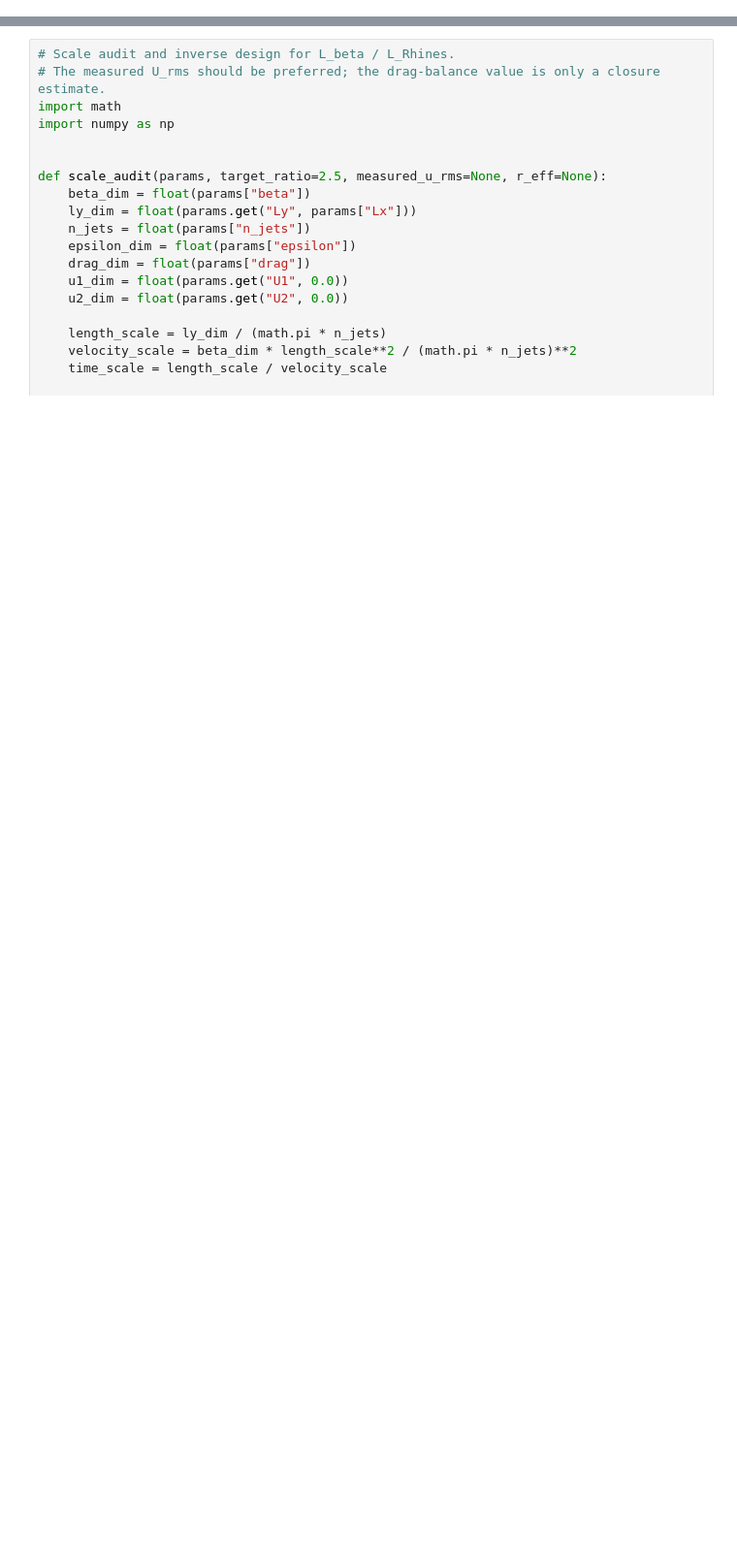
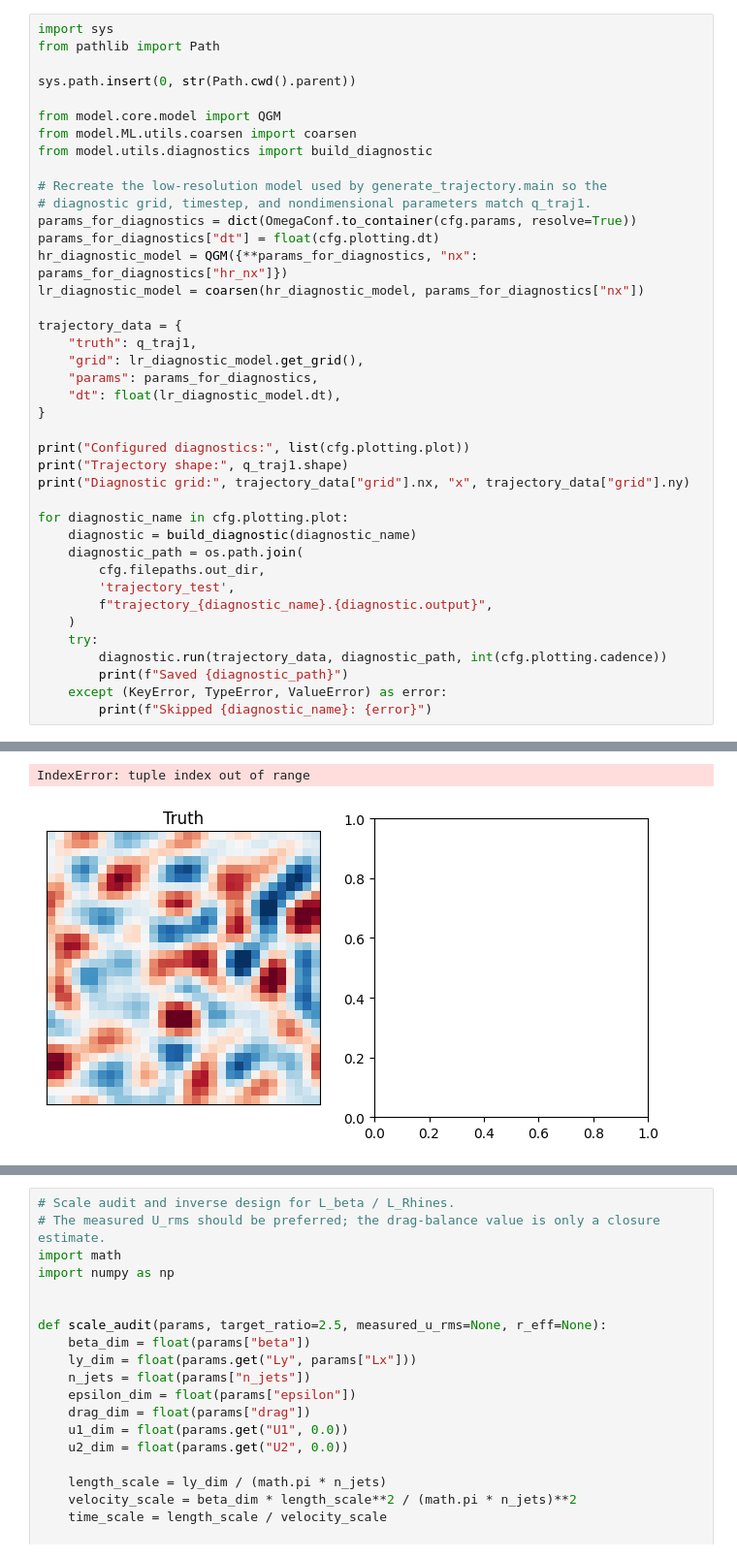
Before and after one commit to not-just-tom/QG, a Jupyter notebook: notebooks/trajectory_testing.ipynb, the cells around one changed output, grey strips where cells are left out. Shown at 97% size. Saved outputs shown, nothing was run; the diff lists cells and outputs as text; blank space fills up the shorter version.

```diff
--- a/notebooks/trajectory_testing.ipynb
+++ b/notebooks/trajectory_testing.ipynb
@@ -21,0 +22,41 @@ Spinup in steps: 84270
+# %%
+import sys
+from pathlib import Path
+
+sys.path.insert(0, str(Path.cwd().parent))
+
+from model.core.model import QGM
+from model.ML.utils.coarsen import coarsen
+from model.utils.diagnostics import build_diagnostic
+
+# Recreate the low-resolution model used by generate_trajectory.main so the
+# diagnostic grid, timestep, and nondimensional parameters match q_traj1.
+params_for_diagnostics = dict(OmegaConf.to_container(cfg.params, resolve=True))
+params_for_diagnostics["dt"] = float(cfg.plotting.dt)
+hr_diagnostic_model = QGM({**params_for_diagnostics, "nx": params_for_diagnostics["hr_nx"]})
+lr_diagnostic_model = coarsen(hr_diagnostic_model, params_for_diagnostics["nx"])
+
+trajectory_data = {
+    "truth": q_traj1,
+    "grid": lr_diagnostic_model.get_grid(),
+    "params": params_for_diagnostics,
+    "dt": float(lr_diagnostic_model.dt),
+}
+
+print("Configured diagnostics:", list(cfg.plotting.plot))
+print("Trajectory shape:", q_traj1.shape)
+print("Diagnostic grid:", trajectory_data["grid"].nx, "x", trajectory_data["grid"].ny)
+
+for diagnostic_name in cfg.plotting.plot:
+    diagnostic = build_diagnostic(diagnostic_name)
+    diagnostic_path = os.path.join(
+        cfg.filepaths.out_dir,
+        'trajectory_test',
+        f"trajectory_{diagnostic_name}.{diagnostic.output}",
+    )
+    try:
+        diagnostic.run(trajectory_data, diagnostic_path, int(cfg.plotting.cadence))
+        print(f"Saved {diagnostic_path}")
+    except (KeyError, TypeError, ValueError) as error:
+        print(f"Skipped {diagnostic_name}: {error}")
+# %% [output]
@@ -22,3 +70,5 @@ Spinup in steps: 84270
+IndexError: tuple index out of range
+[figure, added]
 # %%
 q_traj3 = q_traj1[1:]
 out_file= os.path.join(cfg.filepaths.out_dir, "plot.gif")
```
Also changed, not shown: parts of 3 cells of this notebook, 4 other files.
